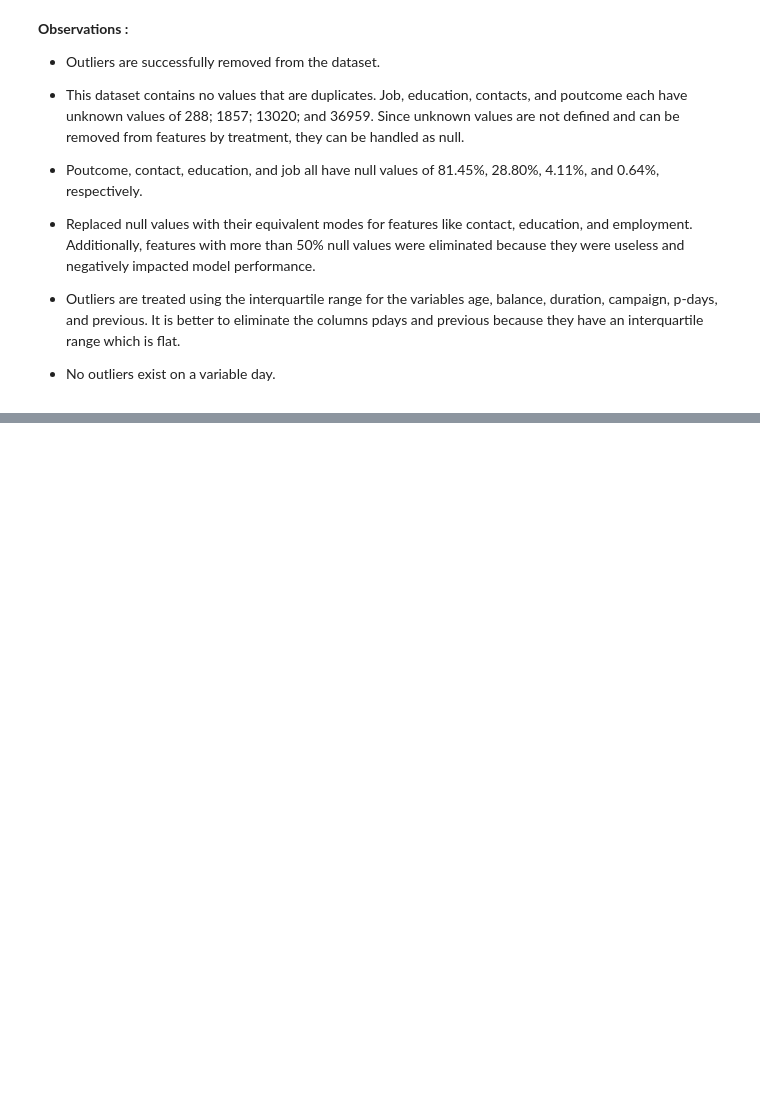
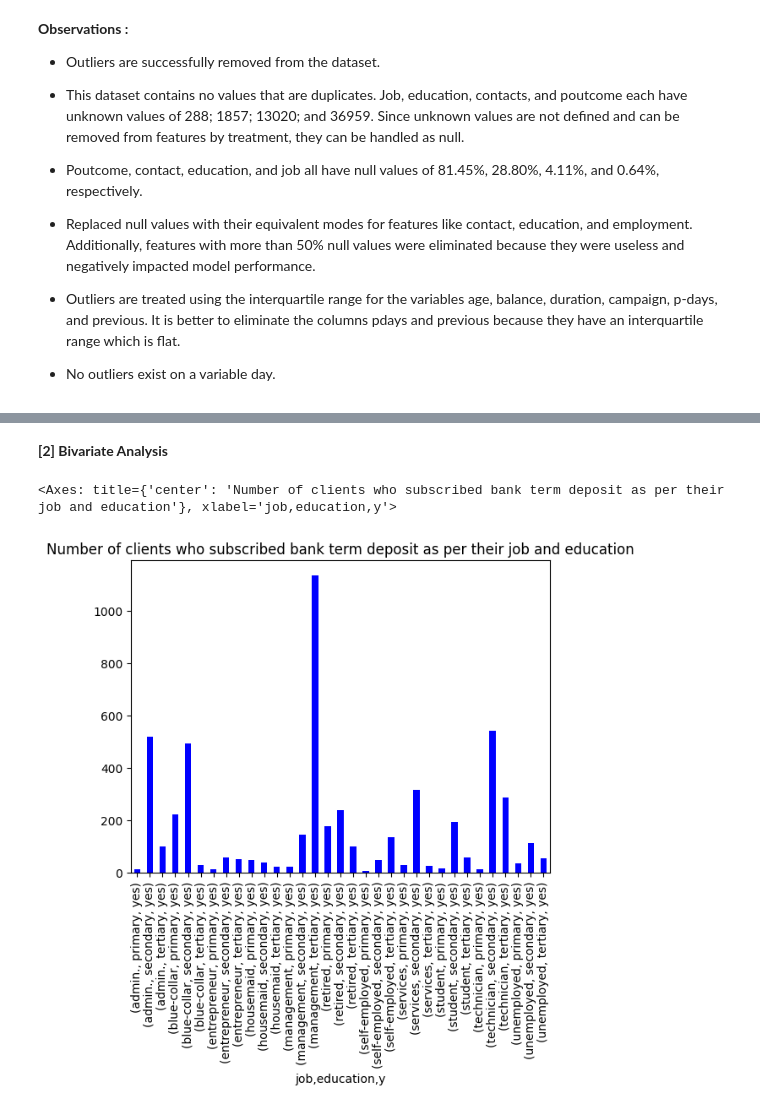
Before and after one commit to bimal-bp/Bank-Marketing-Effectiveness-Prediction-ML-Classification, a Jupyter notebook: project.ipynb, the cells around one changed output, grey strips where cells are left out. Drawn from its saved outputs; the diff is of its cells as text; code cells hidden in the pictures; blank space fills up the shorter version.

```diff
--- a/project.ipynb
+++ b/project.ipynb
@@ -495,0 +541,14 @@ Job, education, contacts, and poutcome each have unknown values of 288; 1857; 13
+# %% [markdown]
+**[2] Bivariate Analysis**
+# %%
+# Plotting a count plot to vizualize the number of customers according to their jobs and lvel of education by using group by operation
+
+# Dataset having only subscribed Bank term deposit with job and education
+subscribed_df = df[df.y=='yes']
+subscribed_df2=subscribed_df.groupby(['job','education','y'])['y'].count()
+
+# Plotting bar plot for subscribed Bank term deposit with job and education
+subscribed_df2.plot(kind="bar",title = 'Number of clients who subscribed bank term deposit as per their job and education', color="blue")
+# %% [output]
+<Axes: title={'center': 'Number of clients who subscribed bank term deposit as per their job and education'}, xlabel='job,education,y'>
+[figure, added]
```
Also changed, not shown: parts of 20 cells of this notebook.
